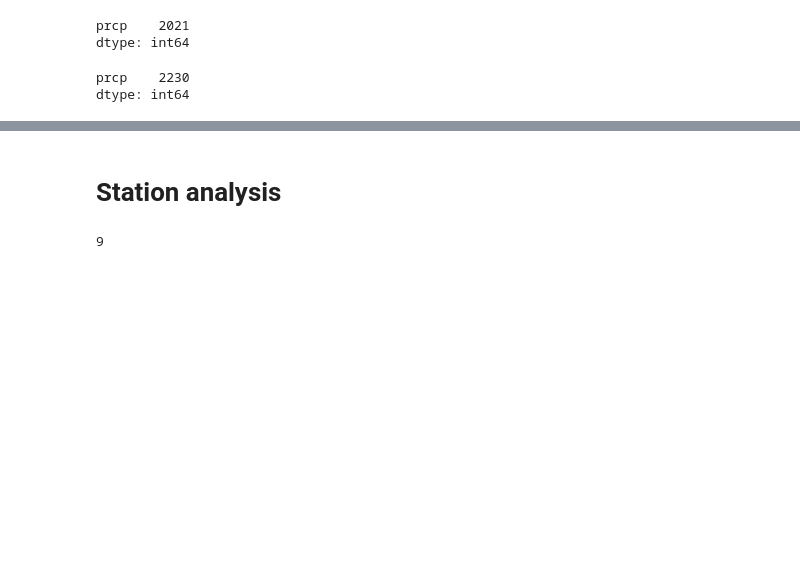
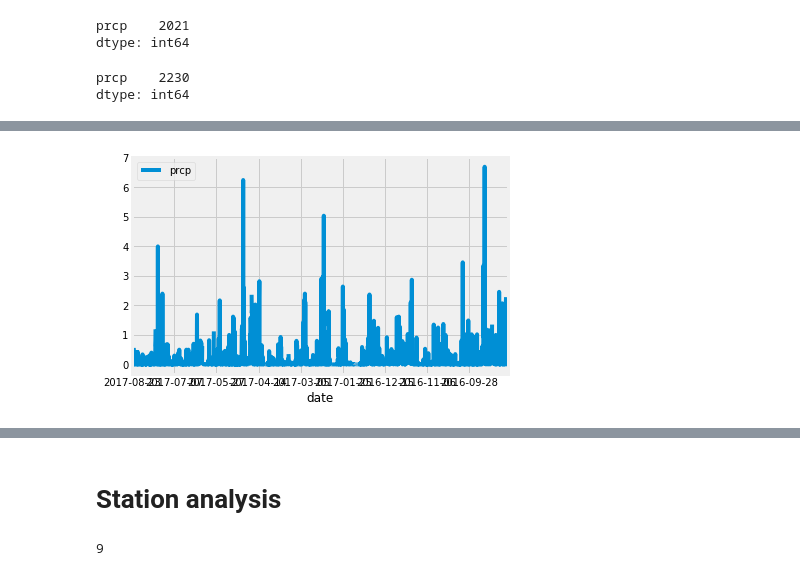
Before and after one commit to whysoq520/sqlalchemy-challenge, a Jupyter notebook: climate_analysis.ipynb, the cells around one changed output, grey strips where cells are left out. Cells and saved outputs as stored; diff of their text form; code cells hidden in the pictures; blank space fills up the shorter version.

```diff
--- a/climate_analysis.ipynb
+++ b/climate_analysis.ipynb
@@ -121,4 +122,9 @@ prcp_df.sort_index(axis=0)
 2230 rows × 1 columns
+# %%
+prcp_df.plot()
+rotation = 45
+# %% [output]
+[figure, added]
 # %%
 # Use Pandas Plotting with Matplotlib to plot the data
 plt.bar(prcp_df.index,prcp_df['prcp'],label = 'precipitation')
```
Also changed, not shown: parts of 6 cells of this notebook.
